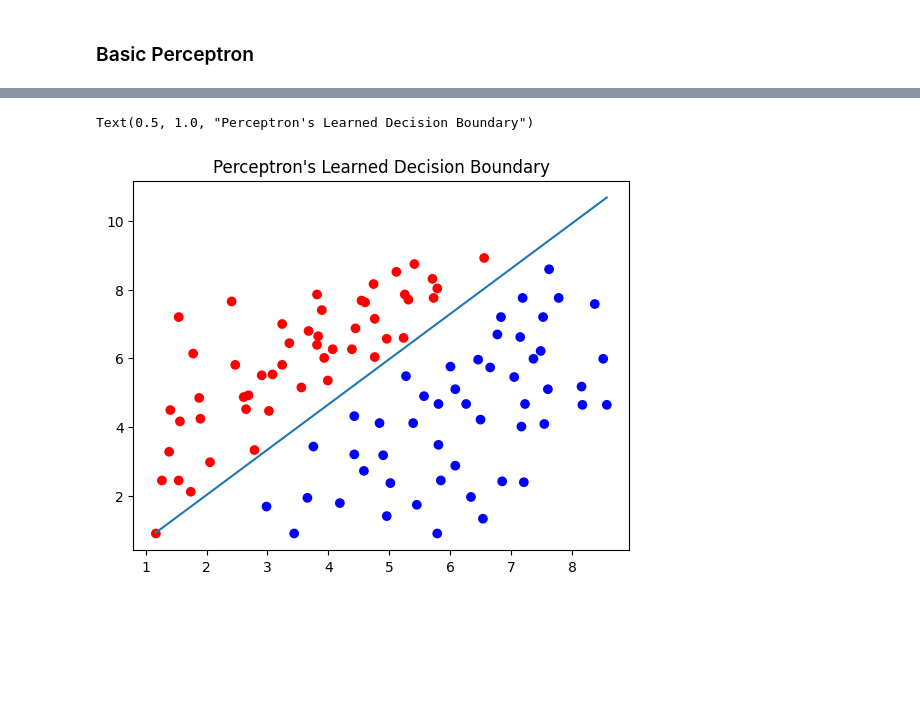
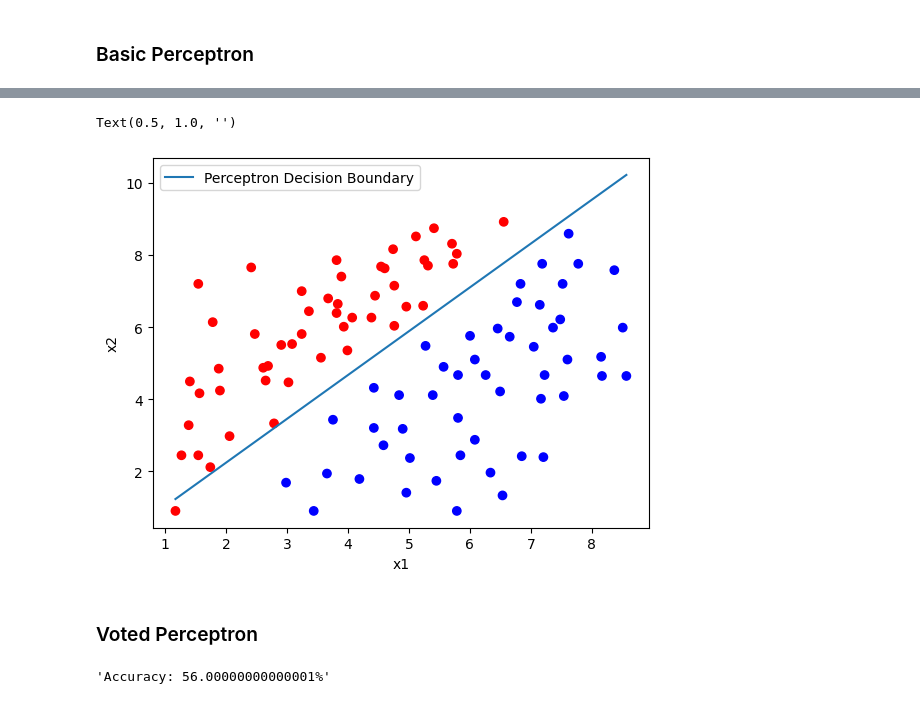
Before and after one commit to nkasica/ML-from-scratch, a Jupyter notebook: perceptron/perceptron_test.ipynb, the cells around one changed output, grey strips where cells are left out. Saved outputs shown, nothing was run; the diff lists cells and outputs as text; code cells hidden in the pictures; blank space fills up the shorter version.

Commit message:
rough voted perceptron

```diff
--- a/perceptron/perceptron_test.ipynb
+++ b/perceptron/perceptron_test.ipynb
@@ -27,8 +28,17 @@ f'Accuracy: {np.sum(p.predict(X_test) == y_test) / len(X_test) * 100}%'
 # %%
 plt.scatter(X[:, 0], X[:, 1], c=y, cmap='bwr')
-plt.plot(np.linspace(X[:, 0].min(), X[:, 0].max(), 100), -(p.weights[0] * x_vals + p.bias) / p.weights[1],
-         '-', label='Decision Boundary')
-plt.title("Perceptron's Learned Decision Boundary")
+
+x_vals = np.linspace(X[:, 0].min(), X[:, 0].max(), 100)
+y_vals = -(p.weights[0] * x_vals + p.bias) / p.weights[1]
+plt.plot(x_vals, y_vals, '-', label='Perceptron Decision Boundary')
+
+
+plt.xlabel("x1")
+plt.ylabel("x2")
+plt.legend()
+plt.title("")
 # %% [output]
-Text(0.5, 1.0, "Perceptron's Learned Decision Boundary")
+Text(0.5, 1.0, '')
-[figure, old version]
+[figure, new version]
+# %% [markdown]
+### Voted Perceptron
@@ -34,0 +49,4 @@ Text(0.5, 1.0, "Perceptron's Learned Decision Boundary")
+# %%
+f'Accuracy: {np.sum(vp.predict(X_test) == y_test) / len(X_test) * 100}%'
+# %% [output]
+'Accuracy: 56.00000000000001%'
```
Also changed, not shown: parts of 4 cells of this notebook, 2 other files.
